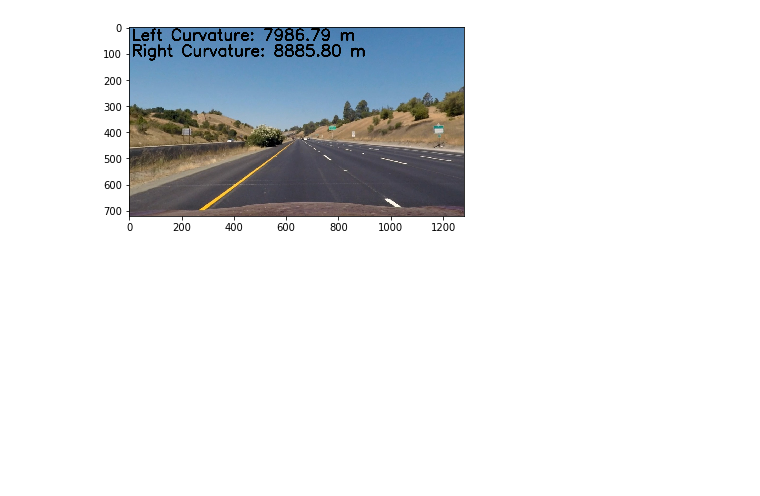
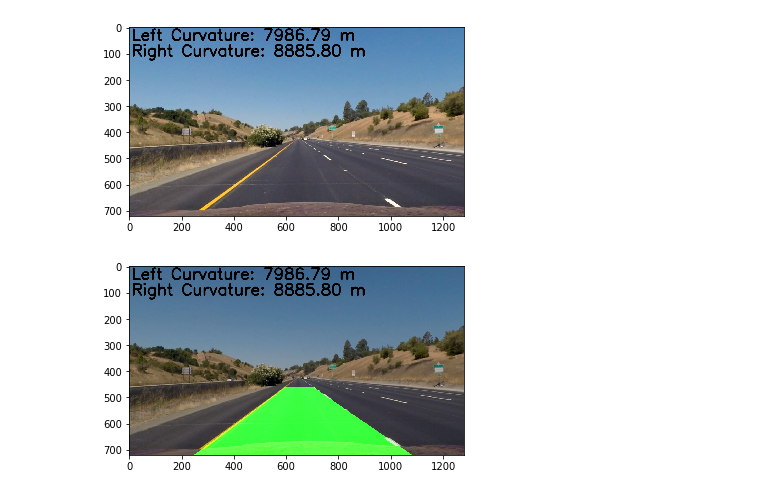
Before and after one commit to KeisukeShimokawa/CarND-Advanced-Lane-Lines, a Jupyter notebook: (experimental) Step6 Pixel Space to Real World.ipynb, the cells around one changed output. Cells and saved outputs as stored; diff of their text form; code cells hidden in the pictures; blank space fills up the shorter version.

```diff
--- a/(experimental) Step6 Pixel Space to Real World.ipynb
+++ b/(experimental) Step6 Pixel Space to Real World.ipynb
@@ -53,10 +53,10 @@ leftx, lefty, rightx, righty = utils.get_left_right_lane_xy(binary_warped,
 # %%
 left_fit = np.polyfit(lefty, leftx, 2)
 right_fit = np.polyfit(righty, rightx, 2)
+# %%
+left_fit, right_fit = get_lane_line_coefficients(leftx, lefty, rightx, righty)
 # %%
-left_fitx, right_fitx, ploty = utils.get_fitting_lane_line_position(leftx, lefty,
-                                                                    rightx, righty,
-                                                                    im_size[1])
+left_fitx, right_fitx, ploty = get_lane_line_position(im_size[1], left_fit, right_fit)
 # %%
 lane_pts = utils.get_lane_pts_for_fillPoly(left_fitx, right_fitx, ploty)
 # %%
@@ -123,3 +123,8 @@ plt.imshow(window_img)
 # %% [output]
 <matplotlib.image.AxesImage at 0x...>
 [figure]
+# %%
+plt.imshow(print_curvature_info(out_img, left_curvature, right_curvature))
+plt.savefig('output_images/lane_line_final_image.png')
+# %% [output]
+[figure, added]
```
Also changed, not shown: 39 other files.
